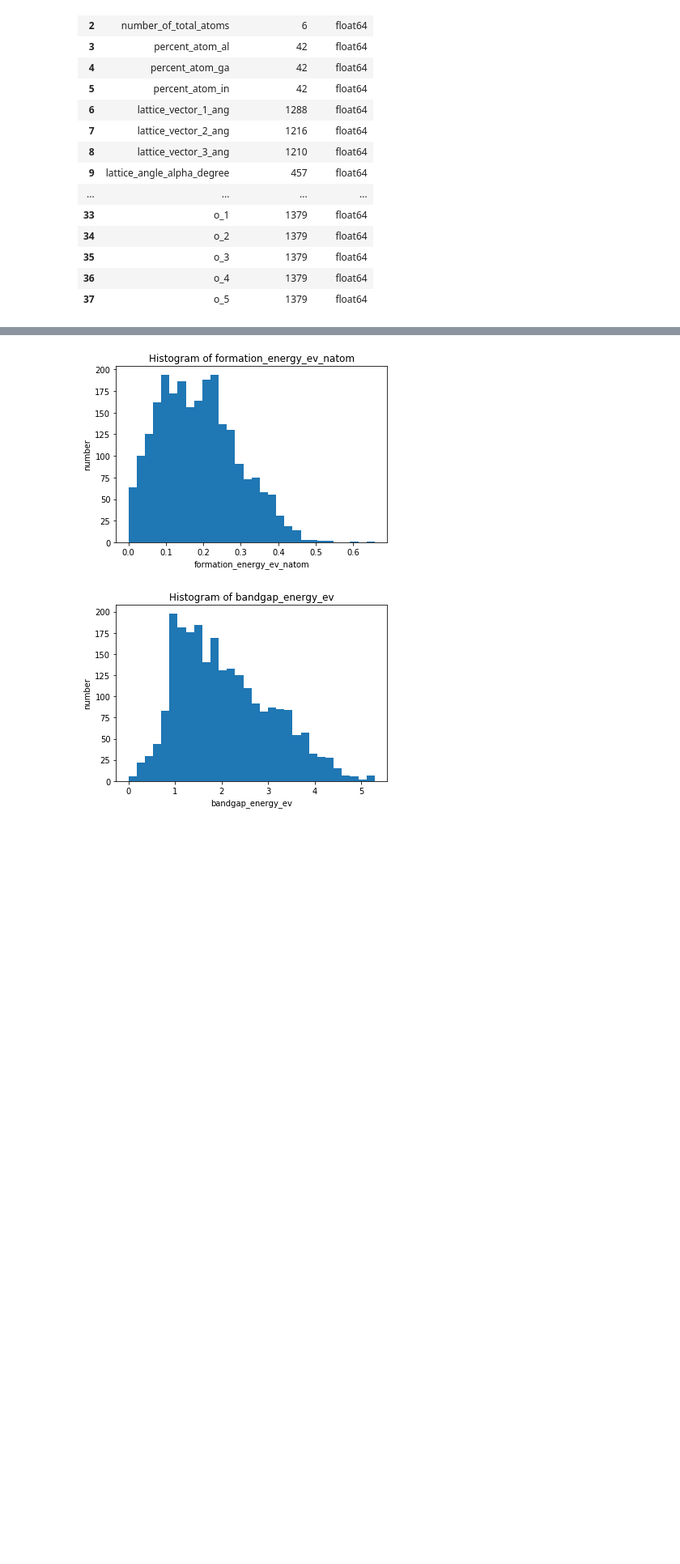
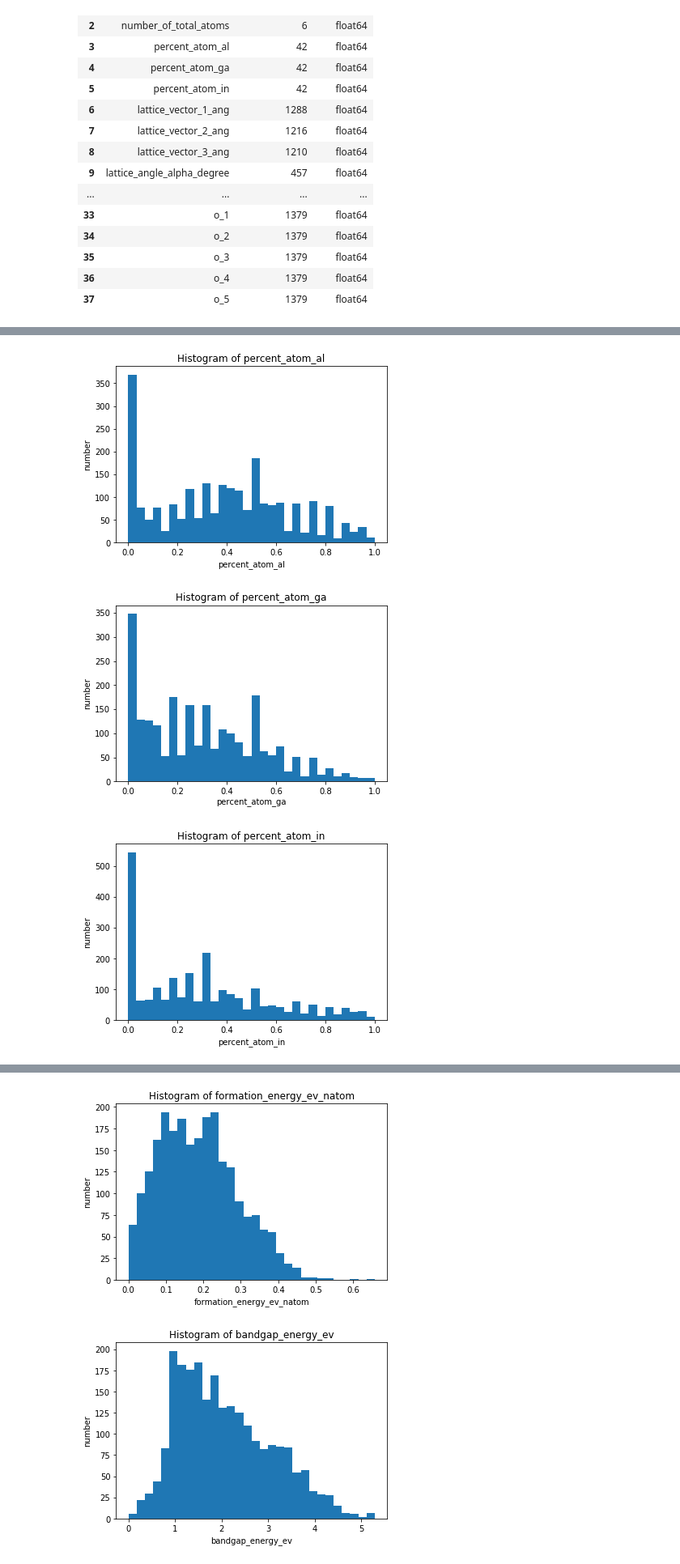
Before and after one commit to yansun1996/ECE228-Final-Project, a Jupyter notebook: src/Tree_Method_Final.ipynb, the cells around one changed output, grey strips where cells are left out. Shown at 81% size. Cells and saved outputs as stored; diff of their text form; code cells hidden in the pictures; blank space fills up the shorter version.

Commit message:
Change structure and Upload tree based scripts

```diff
--- a/src/Tree_Method_Final.ipynb
+++ b/src/Tree_Method_Final.ipynb
@@ -14,8 +14,8 @@ from sklearn.metrics import r2_score, mean_squared_error
 # %% [markdown]
 # Load Data
 # %%
-train_data = pickle.load(open('new_train.pkl','rb'))
-valid_data = pickle.load(open('new_test.pkl','rb'))
+train_data = pickle.load(open('../data/tree_new_train.pkl','rb'))
+valid_data = pickle.load(open('../data/tree_new_test.pkl','rb'))
 # %% [markdown]
 # Data Statistics
 # %%
@@ -76,0 +52,76 @@ plt.show()
+# %%
+space_groups_data = np.array(train_data['percent_atom_al'])
+plt.hist(space_groups_data,bins=30)
+plt.title("Histogram of percent_atom_al")
+plt.xlabel("percent_atom_al")
+plt.ylabel("number")
+plt.savefig("percent_atom_al.jpg")
+plt.show()
+
+space_groups_data = np.array(train_data['percent_atom_ga'])
+plt.hist(space_groups_data,bins=30)
+plt.title("Histogram of percent_atom_ga")
+plt.xlabel("percent_atom_ga")
+plt.ylabel("number")
+plt.savefig("percent_atom_ga.jpg")
+plt.show()
+
+space_groups_data = np.array(train_data['percent_atom_in'])
+plt.hist(space_groups_data,bins=30)
+plt.title("Histogram of percent_atom_in")
+plt.xlabel("percent_atom_in")
+plt.ylabel("number")
+plt.savefig("percent_atom_in.jpg")
+plt.show()
+
+space_groups_data = np.array(train_data['lattice_vector_1_ang'])
+plt.hist(space_groups_data,bins=30)
+plt.title("Histogram of lattice_vector_1_ang")
+plt.xlabel("lattice_vector_1_ang")
+plt.ylabel("number")
+plt.savefig("lattice_vector_1_ang.jpg")
+plt.show()
+
+space_groups_data = np.array(train_data['lattice_vector_2_ang'])
+plt.hist(space_groups_data,bins=30)
+plt.title("Histogram of lattice_vector_2_ang")
+plt.xlabel("lattice_vector_2_ang")
+plt.ylabel("number")
+plt.savefig("lattice_vector_2_ang.jpg")
+plt.show()
+
+space_groups_data = np.array(train_data['lattice_vector_3_ang'])
+plt.hist(space_groups_data,bins=30)
+plt.title("Histogram of lattice_vector_3_ang")
+plt.xlabel("lattice_vector_3_ang")
+plt.ylabel("number")
+plt.savefig("lattice_vector_3_ang.jpg")
+plt.show()
+
+space_groups_data = np.array(train_data['lattice_angle_alpha_degree'])
+plt.title("Histogram of lattice_angle_alpha_degree")
+plt.xlabel("lattice_angle_alpha_degree")
+plt.ylabel("number")
+plt.hist(space_groups_data,bins=20)
+plt.savefig("lattice_angle_alpha_degree.jpg")
+plt.show()
+
+space_groups_data = np.array(train_data['lattice_angle_beta_degree'])
+plt.title("Histogram of lattice_angle_beta_degree")
+plt.xlabel("lattice_angle_beta_degree")
+plt.ylabel("number")
+plt.hist(space_groups_data,bins=20)
+plt.savefig("lattice_angle_beta_degree.jpg")
+plt.show()
+
+space_groups_data = np.array(train_data['lattice_angle_gamma_degree'])
+plt.title("Histogram of lattice_angle_gamma_degree")
+plt.xlabel("lattice_angle_gamma_degree")
+plt.ylabel("number")
+plt.hist(space_groups_data,bins=20)
+plt.savefig("lattice_angle_gamma_degree.jpg")
+plt.show()
+# %% [output]
+[figure, added]
+[figure, added]
+[figure, added]
```
Also changed, not shown: parts of 5 cells of this notebook, 22 other files.
